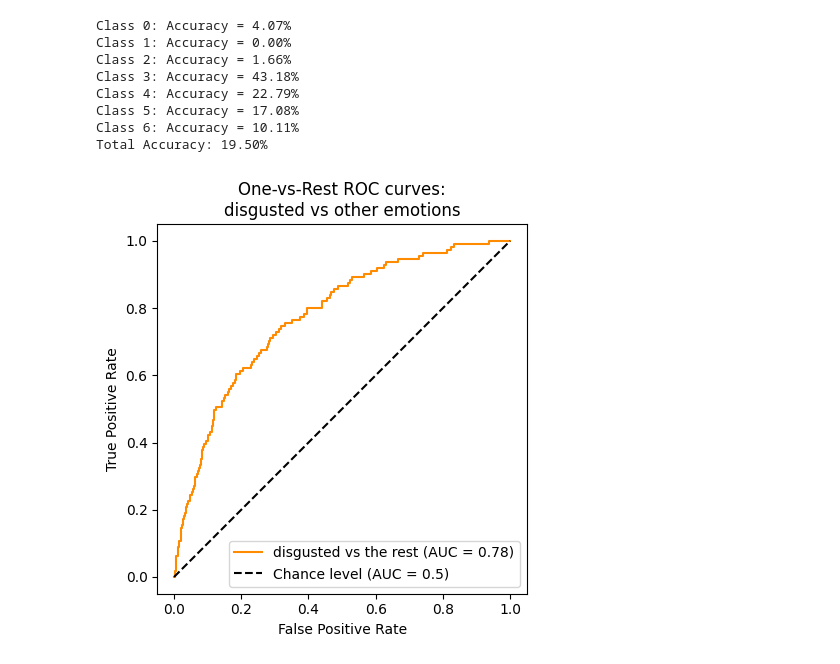
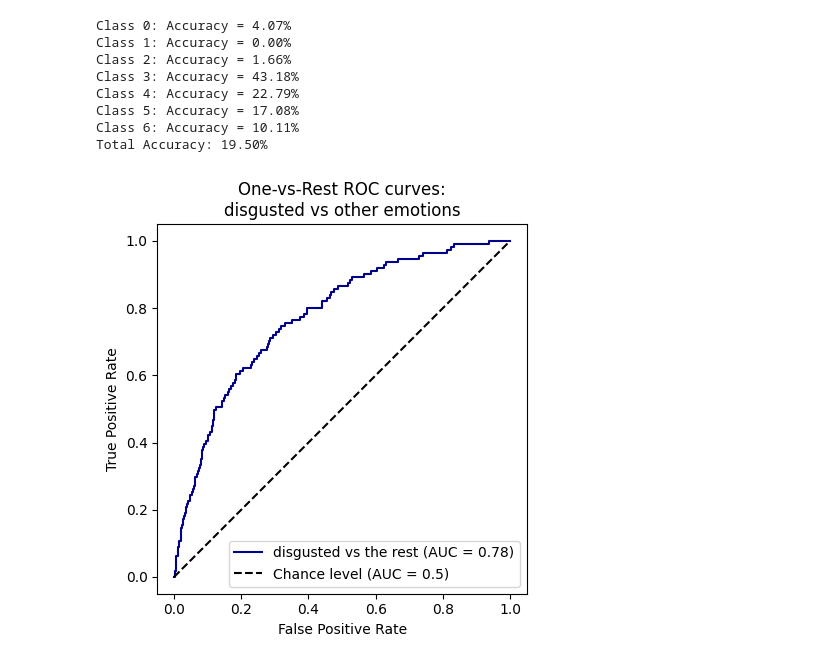
Before and after one commit to FedericoSantona/Project3, a Jupyter notebook: plots.ipynb, the cells around one changed output. Drawn from its saved outputs; the diff is of its cells as text; code cells hidden in the pictures.

Commit message:
roc plot

```diff
--- a/plots.ipynb
+++ b/plots.ipynb
@@ -204,21 +204,21 @@ Total Accuracy: 19.50%
 # %%
 import matplotlib.pyplot as plt
 from sklearn.metrics import RocCurveDisplay
 from CNN_with_XGBoost import *
 
 class_id = 1
 RocCurveDisplay.from_predictions(
     t_test[:, class_id],
     y_pred[:, class_id],
     name="disgusted vs the rest",
-    color="darkorange",
+    color="darkblue",
     plot_chance_level=True,
 )
 plt.axis("square")
 plt.xlabel("False Positive Rate")
 plt.ylabel("True Positive Rate")
 plt.title("One-vs-Rest ROC curves:\ndisgusted vs other emotions")
 plt.legend()
 plt.show()
 # %% [output]
-[figure, old version]
+[figure, new version]
```
Also changed, not shown: 1 other file.
